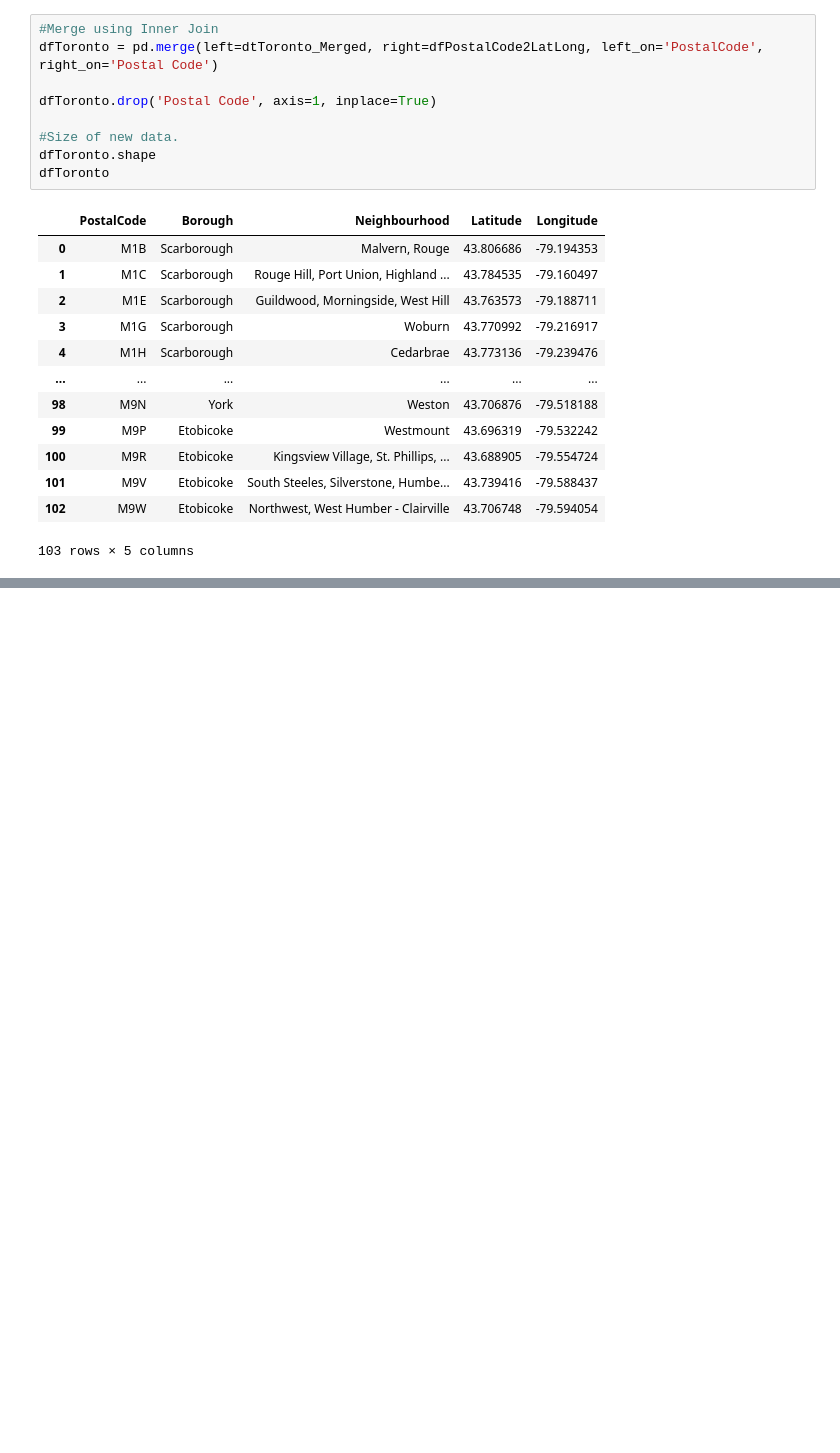
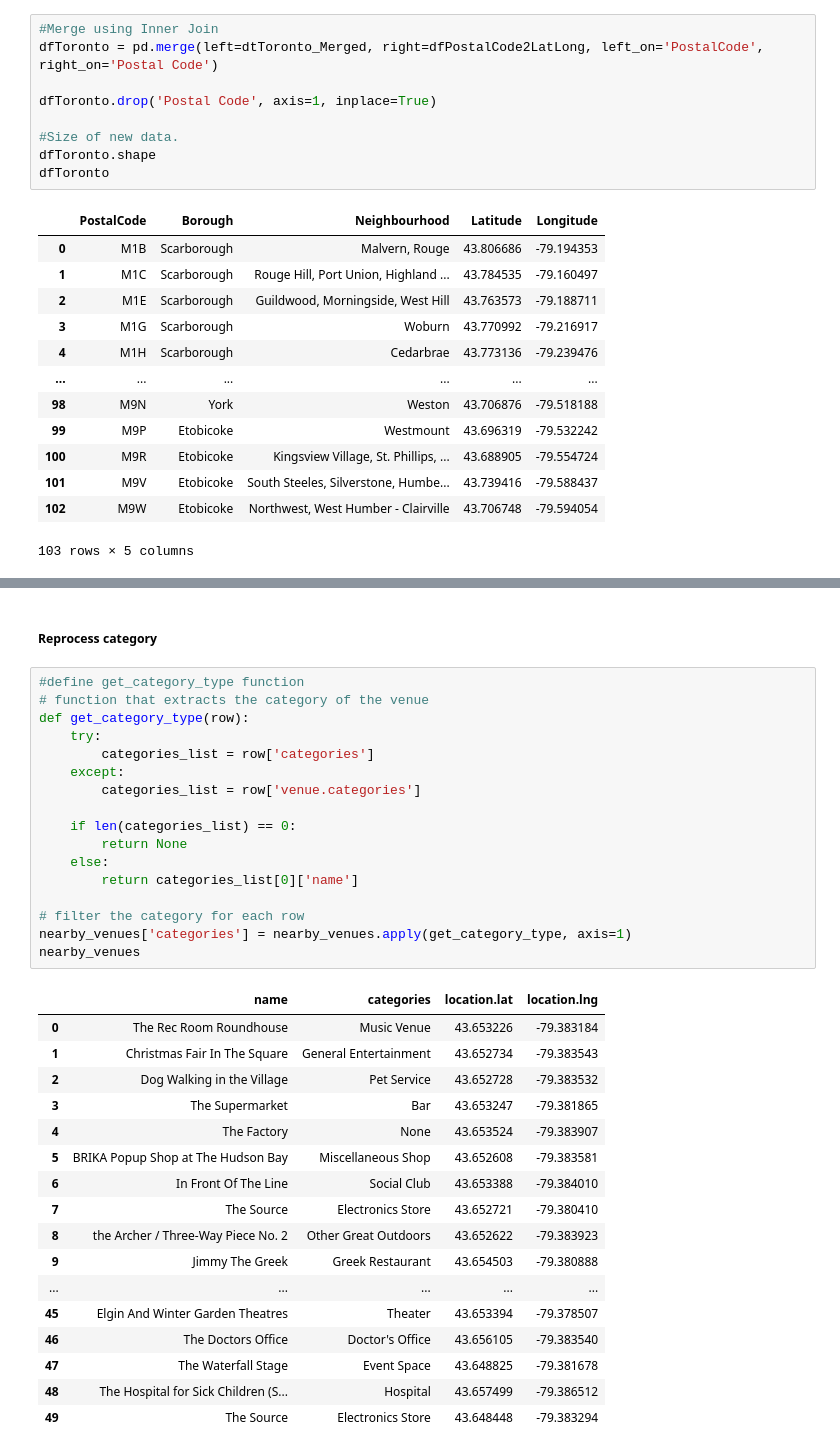
Before and after one commit to ShengGu118/Coursera_Capstone, a Jupyter notebook: Capstone_Project_Assignment_2.ipynb, the cells around one changed output, grey strips where cells are left out. Cells and saved outputs as stored; diff of their text form; blank space fills up the shorter version.

```diff
--- a/Capstone_Project_Assignment_2.ipynb
+++ b/Capstone_Project_Assignment_2.ipynb
@@ -104,0 +256,37 @@ dfToronto
+# %% [markdown]
+##### Reprocess category
+# %%
+#define get_category_type function
+# function that extracts the category of the venue
+def get_category_type(row):
+    try:
+        categories_list = row['categories']
+    except:
+        categories_list = row['venue.categories']
+
+    if len(categories_list) == 0:
+        return None
+    else:
+        return categories_list[0]['name']
+
+# filter the category for each row
+nearby_venues['categories'] = nearby_venues.apply(get_category_type, axis=1)
+nearby_venues
+# %% [output]
+|  | name | categories | location.lat | location.lng |
+| 0 | The Rec Room Roundhouse | Music Venue | 43.653226 | -79.383184 |
+| 1 | Christmas Fair In The Square | General Entertainment | 43.652734 | -79.383543 |
+| 2 | Dog Walking in the Village | Pet Service | 43.652728 | -79.383532 |
+| 3 | The Supermarket | Bar | 43.653247 | -79.381865 |
+| 4 | The Factory | None | 43.653524 | -79.383907 |
+| 5 | BRIKA Popup Shop at The Hudson Bay | Miscellaneous Shop | 43.652608 | -79.383581 |
+| 6 | In Front Of The Line | Social Club | 43.653388 | -79.384010 |
+| 7 | The Source | Electronics Store | 43.652721 | -79.380410 |
+| 8 | the Archer / Three-Way Piece No. 2 | Other Great Outdoors | 43.652622 | -79.383923 |
+| 9 | Jimmy The Greek | Greek Restaurant | 43.654503 | -79.380888 |
+| ... | ... | ... | ... | ... |
+| 45 | Elgin And Winter Garden Theatres | Theater | 43.653394 | -79.378507 |
+| 46 | The Doctors Office | Doctor's Office | 43.656105 | -79.383540 |
+| 47 | The Waterfall Stage | Event Space | 43.648825 | -79.381678 |
+| 48 | The Hospital for Sick Children (S... | Hospital | 43.657499 | -79.386512 |
+| 49 | The Source | Electronics Store | 43.648448 | -79.383294 |
```
Also changed, not shown: parts of 29 cells of this notebook.
